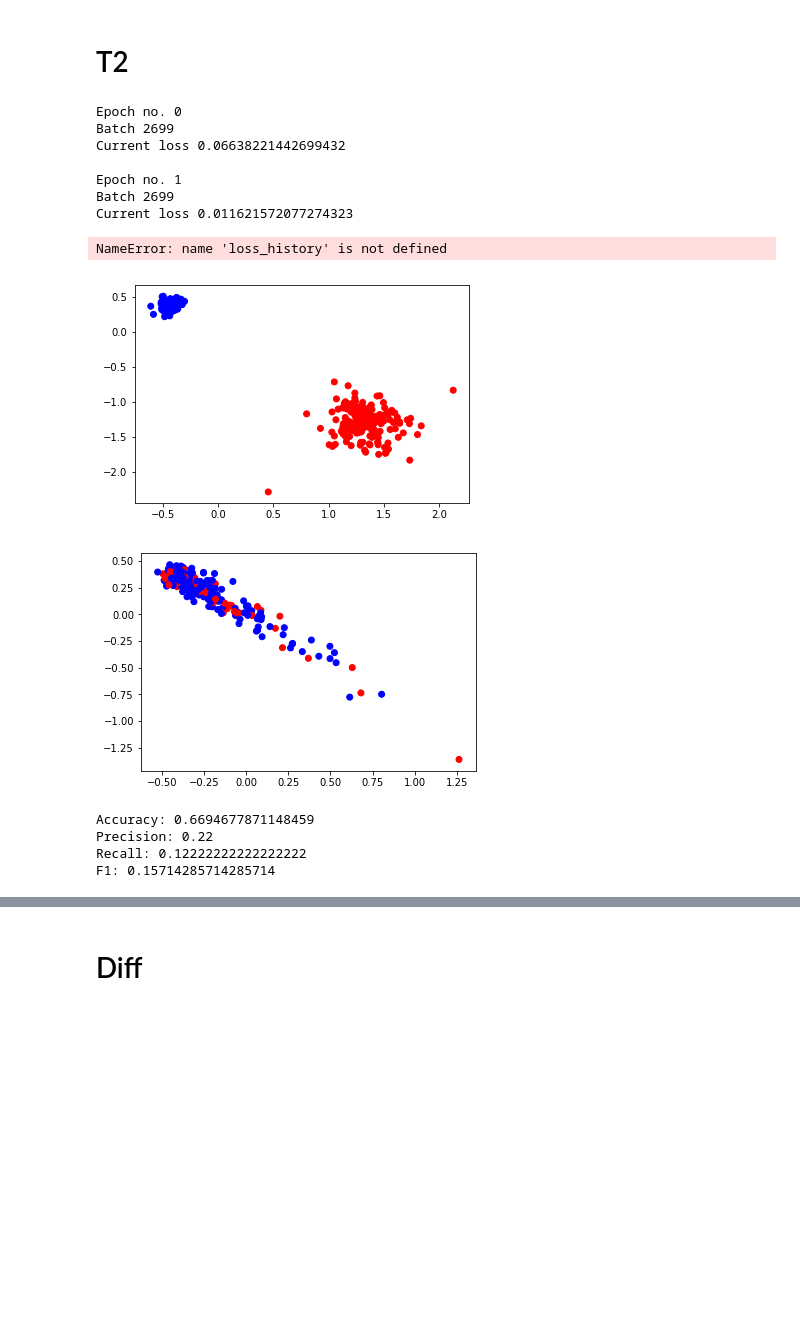
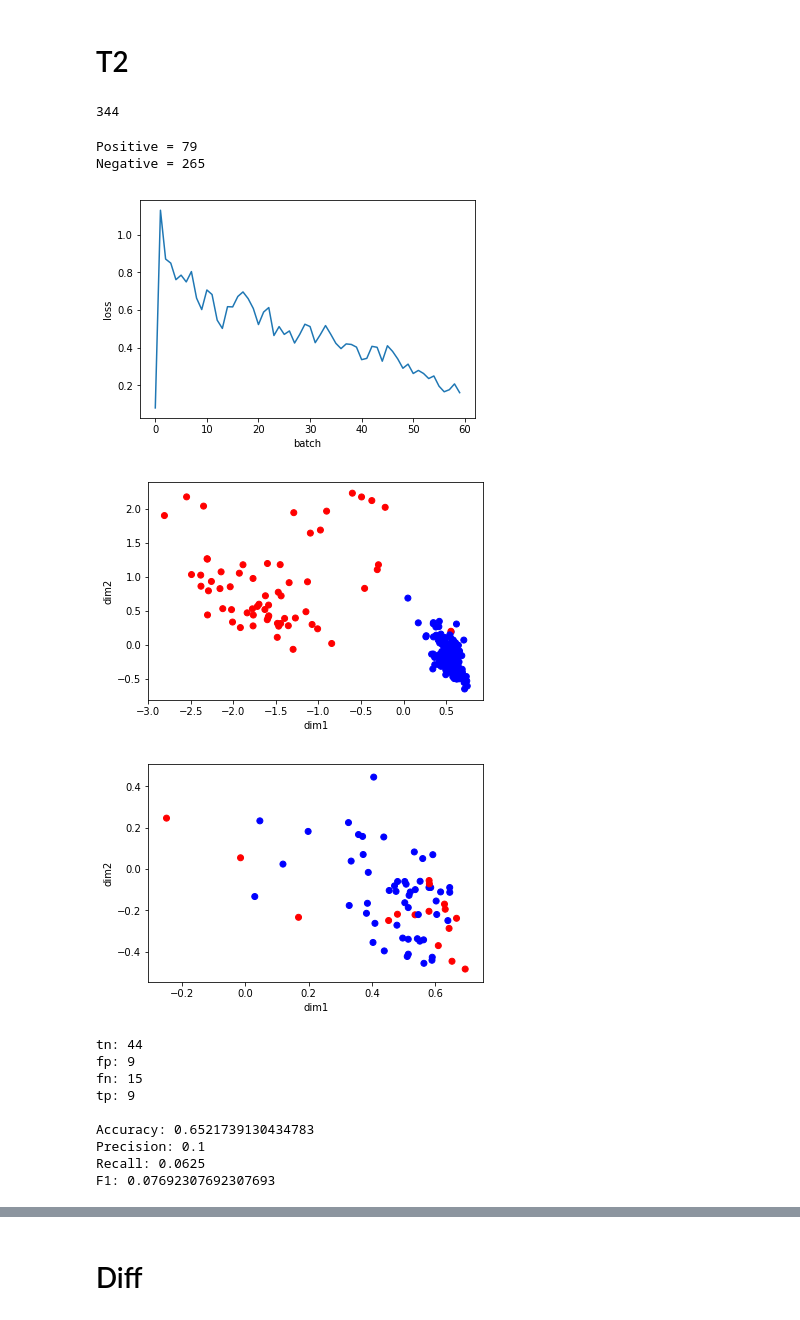
Before and after one commit to daviddzxy/BP, a Jupyter notebook: train.ipynb, the cells around one changed output, grey strips where cells are left out. Cells and saved outputs as stored; diff of their text form; code cells hidden in the pictures; blank space fills up the shorter version.

```diff
--- a/train.ipynb
+++ b/train.ipynb
@@ -73,4 +106,17 @@ def eval_model(model, dataloader_train, dataloader_test):
         predicted_labels.append(predict_label(encoding, encodings, labels, 3))
 
     predicted_labels = np.array(predicted_labels)
+    print_conf_matrix(labels, predicted_labels)
     print_scores(labels, predicted_labels)
+# %%
+def validation(model, data, batch_size, path, split_factor=0.2):
+        data = np.array(data)
+        train, test = train_test_split(data, test_size=split_factor)
+        dataset_train = datasets.SiameseDataset(path, train)
+        dataset_test = datasets.SiameseDataset(path, test)
+        dataloader_train = DataLoader(dataset_train, shuffle=1, num_workers=4, batch_size=batch_size, drop_last=True)
+        loss_history = model.fit(dataloader_train)
+        plot_loss(loss_history)
+        dataloader_train_eval = DataLoader(dataset_train.change_strategy(get_pair=False), shuffle=0, num_workers=4, batch_size=batch_size, drop_last=False)
+        dataloader_test_eval = DataLoader(dataset_test.change_strategy(get_pair=False), shuffle=0, num_workers=4, batch_size=batch_size, drop_last=False)
+        eval_model(model, dataloader_train_eval, dataloader_test_eval)
@@ -77,6 +141,6 @@ def eval_model(model, dataloader_train, dataloader_test):
 # %% [markdown]
 # T2
 # %%
-path = './Data/t2_tra_np_min_max'
+path = '../Data/t2_tra_np_norm'
 images = os.listdir(path)
 random.shuffle(images)
@@ -88,16 +147,27 @@ dataloader_train = DataLoader(dataset_train, shuffle=1, num_workers=4, batch_siz
+# %%
+len(images)
+# %% [output]
+344
+# %%
+count_classes(images)
+# %% [output]
+Positive = 79
+Negative = 265
+# %%
+networks = reload(networks)
 # %%
-
-model = models.SiameseModel(2, 0.0001, networks.SiameseNet(networks.Net2DChannel1()).cuda(), loss_functions.ContrastiveLoss())
-loss_history = model.fit(dataloader_train)
+model = models.SiameseModel(1, 0.0001, networks.SiameseNet(networks.Net2DChannel1()).cuda(), loss_functions.ContrastiveLoss())
+validation(model, images, 64, path)
 # %% [output]
+[figure, added]
+[figure, added]
+[figure, added]
-Epoch no. 0
-Batch 2699
-Current loss 0.06638221442699432
+tn: 44
+fp: 9
+fn: 15
+tp: 9
 
-Epoch no. 1
-Batch 2699
-Current loss 0.011621572077274323
+Accuracy: 0.6521739130434783
+Precision: 0.1
+Recall: 0.0625
+F1: 0.07692307692307693
-# %%
-plot_loss(loss_history)
-# %% [output]
-NameError: name 'loss_history' is not defined
@@ -107,9 +173,0 @@ dataloader_test_eval = DataLoader(dataset_test.change_strategy(get_pair=False),
-# %%
-eval_model(model, dataloader_train_eval, dataloader_test_eval)
-# %% [output]
-[figure, removed]
-[figure, removed]
-Accuracy: 0.6694677871148459
-Precision: 0.22
-Recall: 0.12222222222222222
-F1: 0.15714285714285714
```
Also changed, not shown: parts of 66 cells of this notebook, 5 other files.
